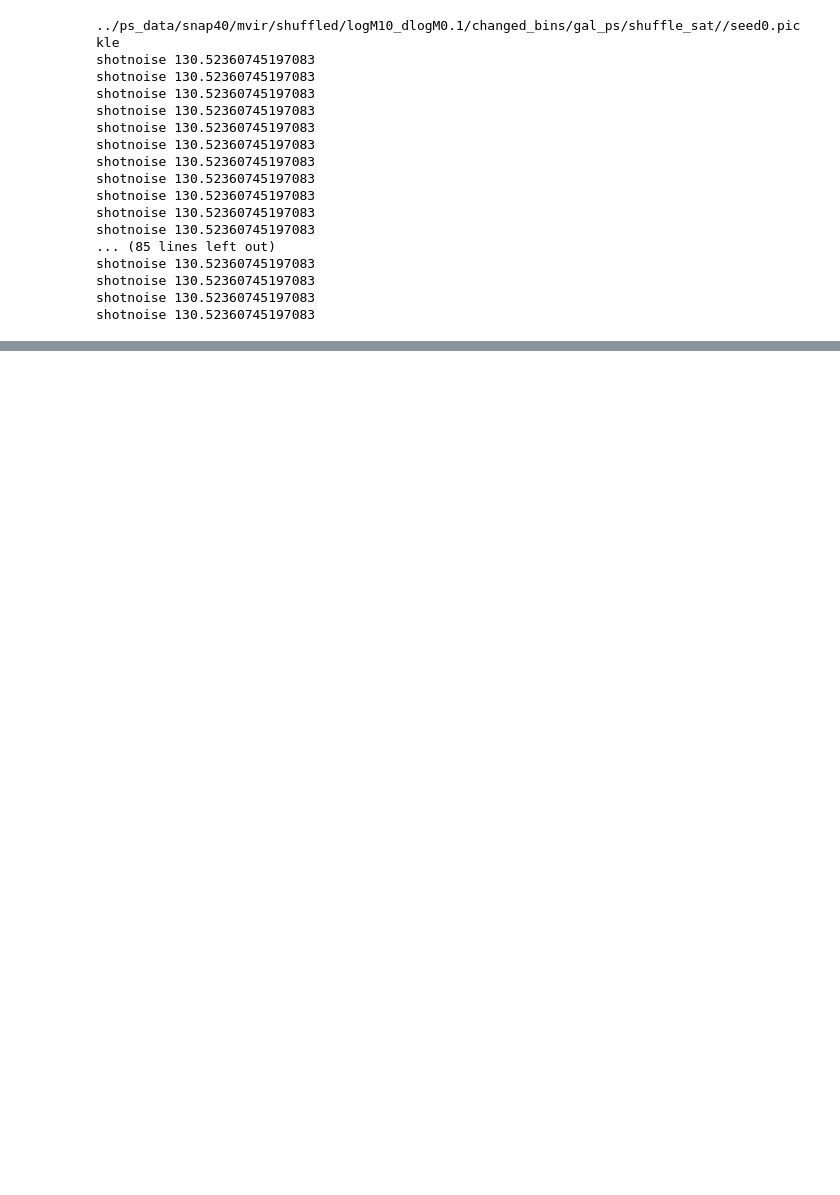
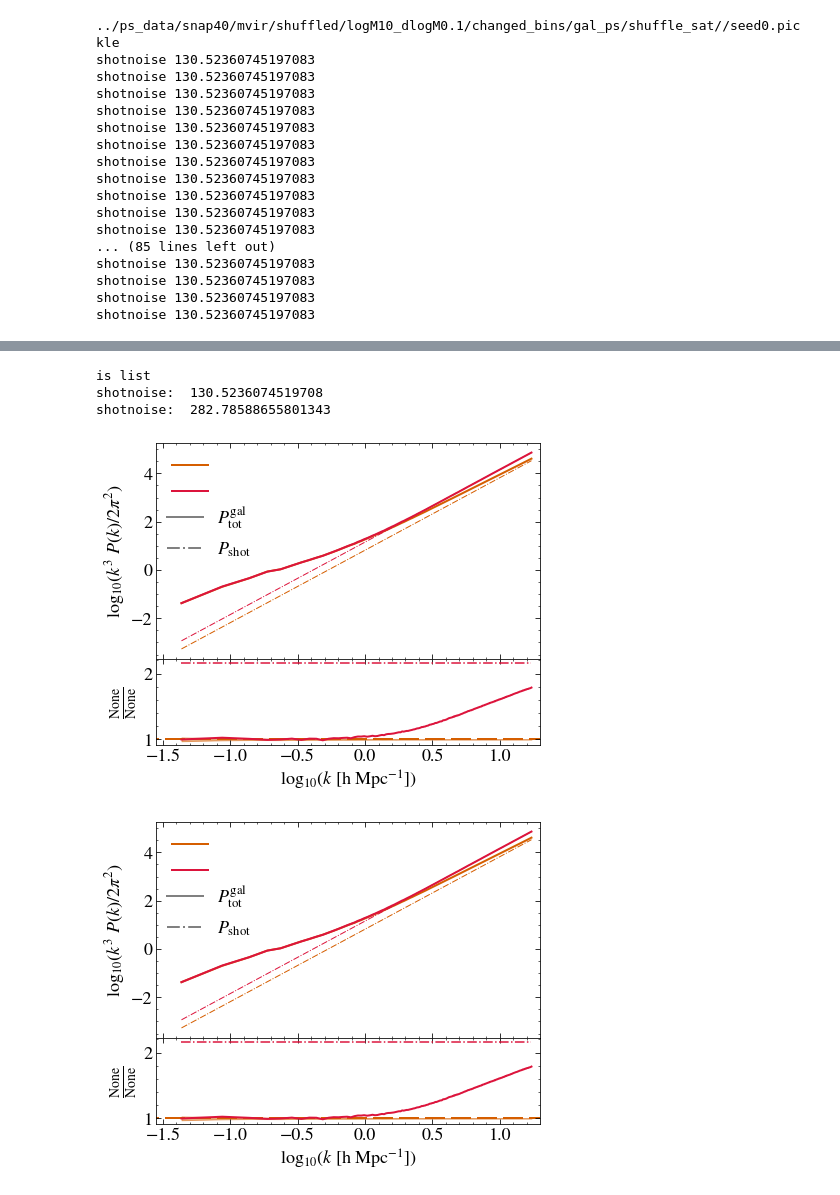
Before and after one commit to ruilan-zh/paper1, a Jupyter notebook: assembly bias/shuffled_1-halo_term.ipynb, the cells around one changed output, grey strips where cells are left out. Cells and saved outputs as stored; diff of their text form; code cells hidden in the pictures; blank space fills up the shorter version.

```diff
--- a/assembly bias/shuffled_1-halo_term.ipynb
+++ b/assembly bias/shuffled_1-halo_term.ipynb
@@ -175,0 +233,8 @@ shotnoise:  130.52360745197086
+# %%
+ps.compare_ps_plot([ Pk_shuffled_list_sats_group[0][0]], mean_of_seeds_lists=Pk_shuffled_list_sats)
+# %% [output]
+is list
+shotnoise:  130.5236074519708
+shotnoise:  282.78588655801343
+[figure, added]
+[figure, added]
```
Also changed, not shown: parts of 18 cells of this notebook, 50 other files.
